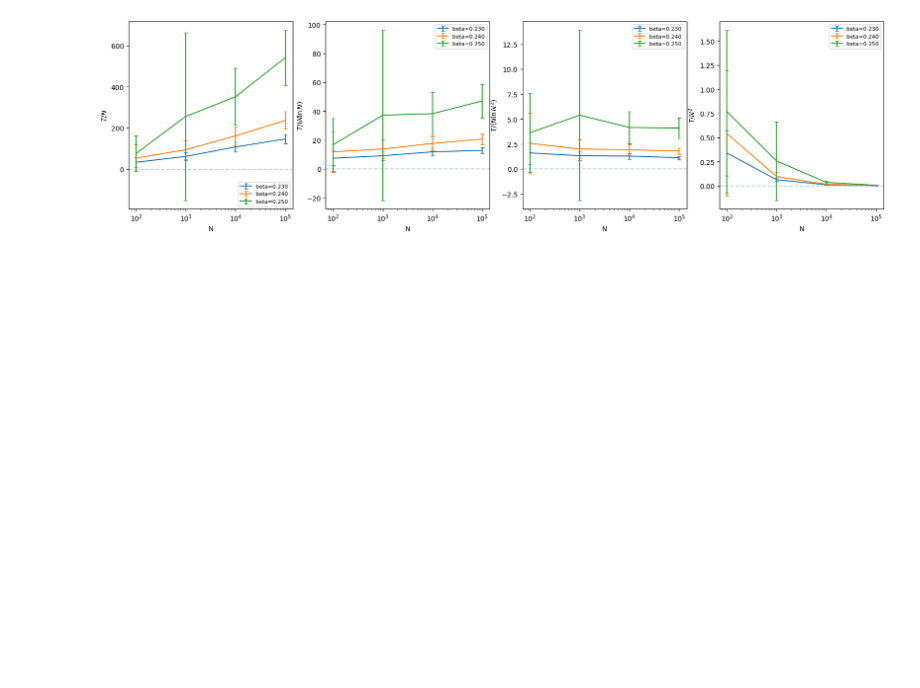
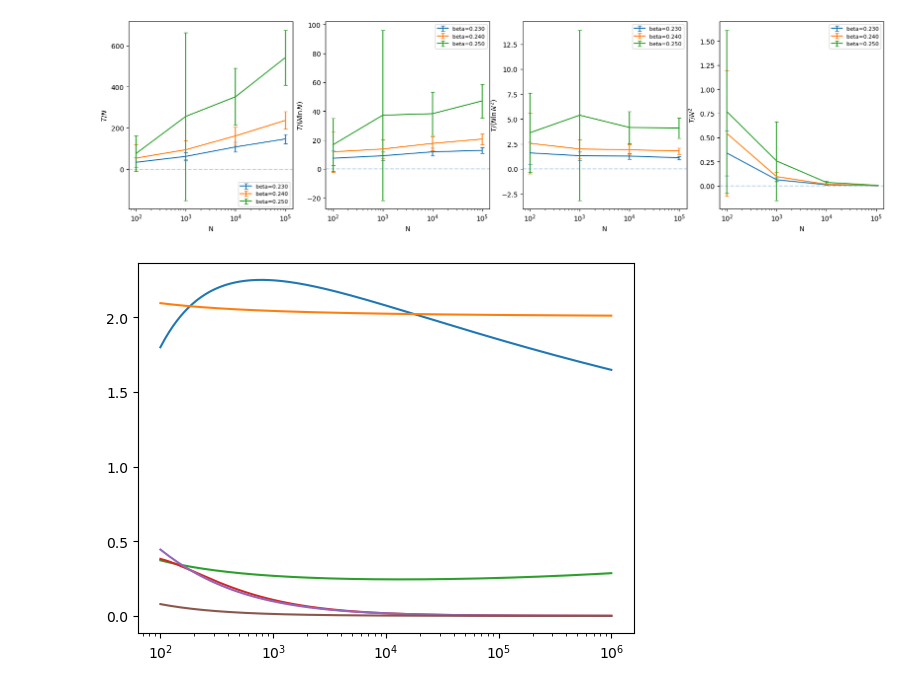
Before and after one commit to LouiseBudzynski/Bounding_Chain_Disordered_Ising_Models, a Jupyter notebook: notebooks/read_coal_time.ipynb, the cells around one changed output. Drawn from its saved outputs; the diff is of its cells as text; code cells hidden in the pictures; blank space fills up the shorter version.

```diff
--- a/notebooks/read_coal_time.ipynb
+++ b/notebooks/read_coal_time.ipynb
@@ -140,3 +142,30 @@ for ax, (label, (scaling_fn, err_fn)) in zip(axes, scalings.items()):
 plt.show()
 # %% [output]
 [figure]
+# %%
+K=30
+Q=-100
+delta = 1.21
+aa = 3
+def f(n,K,Q):
+    return K*n*np.log(n)+Q*n
+def f2(n,K,Q):
+    return K*n*np.log(n)**2+Q*n
+def g(n,aa, delta):
+    return aa*(n**delta)
+nr = np.arange(100,10**6,10)
+#plt.plot(nr,f(nr,K,Q)/(nr*np.log(nr)) )
+#plt.plot(nr,f2(nr,2,2)/(nr*np.log(nr)) )
+#plt.plot(nr,g(nr,aa,delta)/(nr*np.log(nr)) )
+
+plt.plot(nr,f(nr,K,Q)/(nr*(np.log(nr)**2)) )
+plt.plot(nr,f2(nr,2,2)/(nr*(np.log(nr)**2)) )
+plt.plot(nr,g(nr,aa,delta)/(nr*(np.log(nr)**2)) )
+
+plt.plot(nr,f(nr,K,Q)/(nr**2))
+plt.plot(nr,f2(nr,2,2)/(nr**2))
+plt.plot(nr,g(nr,aa,delta)/(nr**2))
+
+plt.xscale('log')
+# %% [output]
+[figure, added]
```
Also changed, not shown: parts of 7 cells of this notebook.
